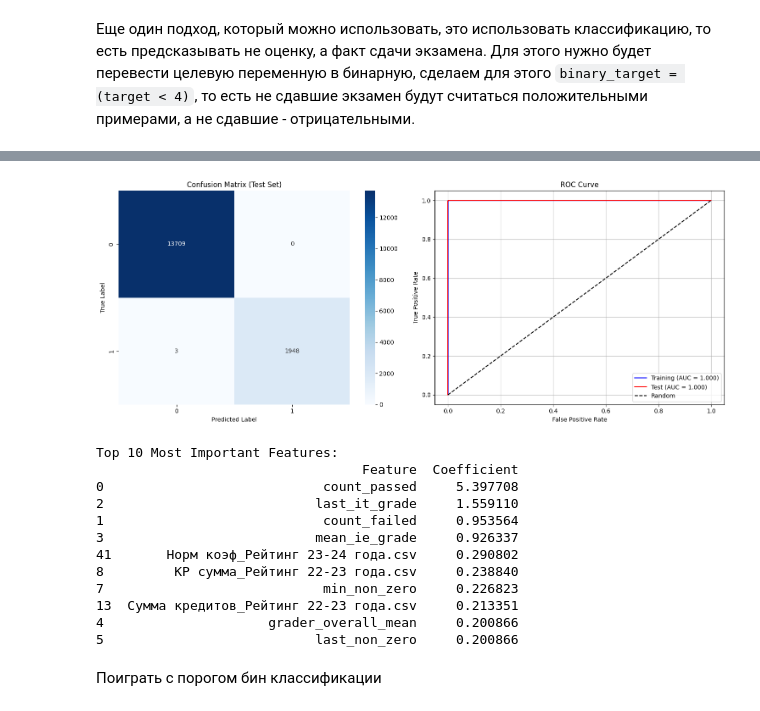
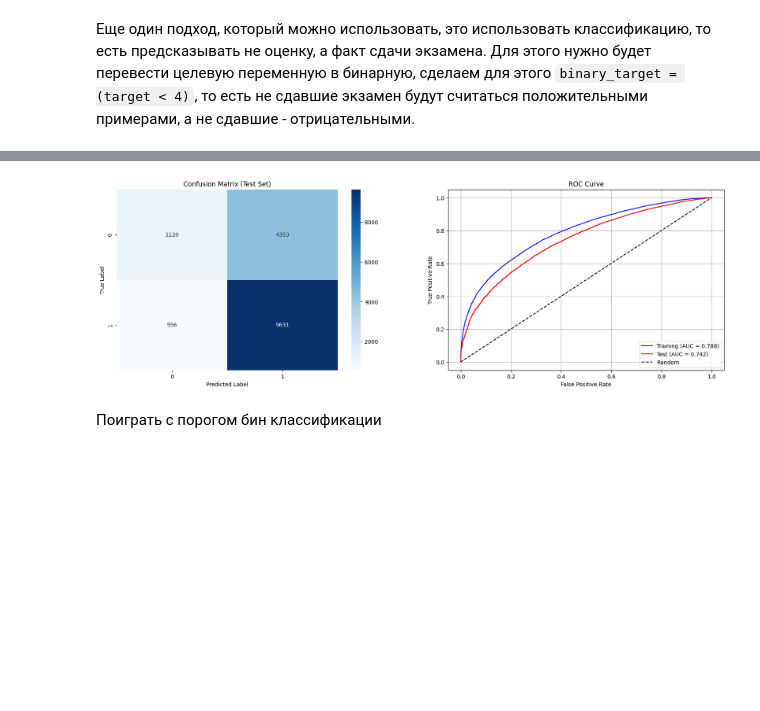
Before and after one commit to inokamilyanin/course-work-3, a Jupyter notebook: notebook.ipynb, the cells around one changed output, grey strips where cells are left out. Saved outputs shown, nothing was run; the diff lists cells and outputs as text; code cells hidden in the pictures; blank space fills up the shorter version.

```diff
--- a/notebook.ipynb
+++ b/notebook.ipynb
@@ -798,7 +788,7 @@ df[df["cnt_zero_perc"] < 0.99].head(10)
 # %%
 from sklearn.preprocessing import StandardScaler
 
-prep_cols = df[df["cnt_zero_perc"] < 0.99]["name"].values
+prep_cols = df[df["cnt_zero_perc"] < 0a99]["name"].values
 nums_df = processed_df[prep_cols]
 
 scaler = StandardScaler()
@@ -905,9 +926,11 @@ plt.show()
+# %%
+X_dead = X.drop(columns=['mean_ie_grade', 'last_it_grade', 'count_passed', 'count_failed'])
 # %% [markdown]
 На данный момент получили обучающую выборку, теперь нужно разделить ее на тренировочную и тестовую в пропорции 70/30 и замерить качество на разных моделях.
 # %%
 from sklearn.model_selection import train_test_split
 
-X_train, X_test, y_train, y_test = train_test_split(X, y, test_size=0.3, random_state=42)
+X_train, X_test, y_train, y_test = train_test_split(X_dead, y, test_size=0.3, random_state=42)
 print(X_train.shape, y_train.shape)
 print(X_test.shape, y_test.shape)
 # %% [output]
@@ -1109,6 +1299,3 @@ Final Test RMSE: 0.0475
 Очень неплохой результат для регрессии, это значит, что мы почти всегда уверены что студент сдаст либо на x либо на x +- 1
 # %% [markdown]
 Еще один подход, который можно использовать, это использовать классификацию, то есть предсказывать не оценку, а факт сдачи экзамена. Для этого нужно будет перевести целевую переменную в бинарную, сделаем для этого `binary_target = (target < 4)`, то есть не сдавшие экзамен будут считаться положительными примерами, а не сдавшие - отрицательными.
-# %%
-y_train_binary = (y_train < 4)
-y_test_binary = (y_test < 4)
@@ -1115,70 +1452,53 @@ y_test_binary = (y_test < 4)
 # %%
-from sklearn.linear_model import LogisticRegression
-from sklearn.metrics import precision_score, recall_score, roc_auc_score, confusion_matrix, roc_curve
-import seaborn as sns
-import matplotlib.pyplot as plt
+from sklearn.metrics import f1_score
 
-# Initialize and train logistic regression
-lr_model = LogisticRegression(random_state=42, max_iter=1000)
-lr_model.fit(X_train_scaled, y_train_binary)
 
-# Make predictions
-y_pred_train_binary = lr_model.predict(X_train_scaled)
-y_pred_test_binary = lr_model.predict(X_test_scaled)
+y_pred_train_proba = gb_clf.predict_proba(X_train_scaled)[:, 1]
+y_pred_test_proba = gb_clf.predict_proba(X_test_scaled)[:, 1]
 
-# Get probability predictions for AUC
-y_pred_train_proba = lr_model.predict_proba(X_train_scaled)[:, 1]
-y_pred_test_proba = lr_model.predict_proba(X_test_scaled)[:, 1]
+optimal_threshold = np.quantile(y_pred_test_proba, 0.107)
 
-# Calculate metrics
-print("Training metrics:")
+y_pred_train_binary = (y_pred_train_proba >= optimal_threshold).astype(int)
+y_pred_test_binary = (y_pred_test_proba >= optimal_threshold).astype(int)
+
+print("\nTraining metrics:")
 print(f"Precision: {precision_score(y_train_binary, y_pred_train_binary):.4f}")
 print(f"Recall: {recall_score(y_train_binary, y_pred_train_binary):.4f}")
 print(f"AUC: {roc_auc_score(y_train_binary, y_pred_train_proba):.4f}")
+print(f"F1: {f1_score(y_train_binary, y_pred_train_binary):.4f}")
 
 print("\nTest metrics:")
 print(f"Precision: {precision_score(y_test_binary, y_pred_test_binary):.4f}")
 print(f"Recall: {recall_score(y_test_binary, y_pred_test_binary):.4f}")
 print(f"AUC: {roc_auc_score(y_test_binary, y_pred_test_proba):.4f}")
+print(f"F1: {f1_score(y_test_binary, y_pred_test_binary):.4f}")
 
-# Create figure with two subplots side by side
-plt.figure(figsize=(15, 6))
+plt.figure(figsize=(20, 6))
 
-# Plot confusion matrix
+# Plot 2: Confusion Matrix
 plt.subplot(1, 2, 1)
+y_pred_test_binary = (y_pred_test_proba >= optimal_threshold).astype(int)  # using 0.5 as default threshold
 cm = confusion_matrix(y_test_binary, y_pred_test_binary)
 sns.heatmap(cm, annot=True, fmt='d', cmap='Blues')
 plt.title('Confusion Matrix (Test Set)')
 plt.ylabel('True Label')
 plt.xlabel('Predicted Label')
 
-# Plot ROC curve
+# Plot 3: ROC curve
 plt.subplot(1, 2, 2)
-# Calculate ROC curve for training data
+# Calculate ROC curves
 fpr_train, tpr_train, _ = roc_curve(y_train_binary, y_pred_train_proba)
-# Calculate ROC curve for test data
 fpr_test, tpr_test, _ = roc_curve(y_test_binary, y_pred_test_proba)
 
-# Plot both curves
-plt.plot(fpr_train, tpr_train, 'b-', label=f'Training (AUC = {roc_auc_score(y_train_binary, y_pred_train_proba):.3f})')
-plt.plot(fpr_test, tpr_test, 'r-', label=f'Test (AUC = {roc_auc_score(y_test_binary, y_pred_test_proba):.3f})')
-plt.plot([0, 1], [0, 1], 'k--', label='Random')  # diagonal line
+plt.plot(fpr_train, tpr_train, 'b-',
+         label=f'Training (AUC = {roc_auc_score(y_train_binary, y_pred_train_proba):.3f})')
+plt.plot(fpr_test, tpr_test, 'r-',
+         label=f'Test (AUC = {roc_auc_score(y_test_binary, y_pred_test_proba):.3f})')
+plt.plot([0, 1], [0, 1], 'k--', label='Random')
 plt.xlabel('False Positive Rate')
 plt.ylabel('True Positive Rate')
 plt.title('ROC Curve')
 plt.legend(loc='lower right')
 plt.grid(True)
-
-plt.tight_layout()
-plt.show()
-
-# Print feature importances
-feature_importance = pd.DataFrame({
-    'Feature': X_train.columns,
-    'Coefficient': abs(lr_model.coef_[0])
-}).sort_values('Coefficient', ascending=False).head(10)
-
-print("\nTop 10 Most Important Features:")
-print(feature_importance)
 # %% [output]
 Training metrics:
@@ -1193,16 +1515,4 @@ AUC: 0.9995
-[figure, old version]
+[figure, new version]
-Top 10 Most Important Features:
-                                  Feature  Coefficient
-0                            count_passed     5.397708
-2                           last_it_grade     1.559110
-1                            count_failed     0.953564
-3                           mean_ie_grade     0.926337
-41       Норм коэф_Рейтинг 23-24 года.csv     0.290802
-8         КР сумма_Рейтинг 22-23 года.csv     0.238840
-7                            min_non_zero     0.226823
-13  Сумма кредитов_Рейтинг 22-23 года.csv     0.213351
-4                     grader_overall_mean     0.200866
-5                           last_non_zero     0.200866
 # %% [markdown]
 Поиграть с порогом бин классификации
 # %%
```
Also changed, not shown: parts of 32 cells of this notebook, 34 other files.
